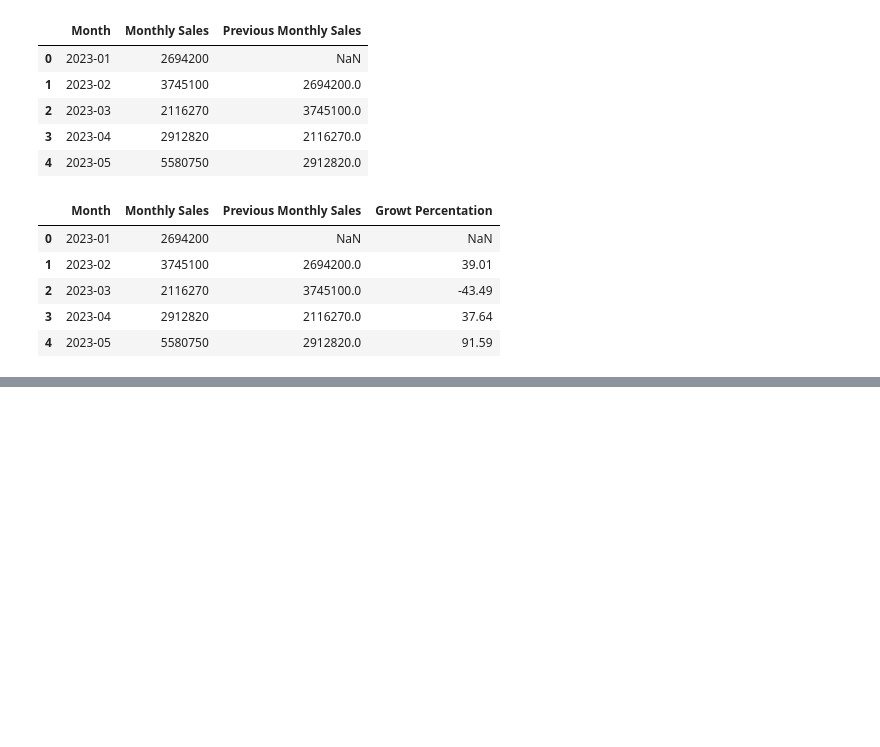
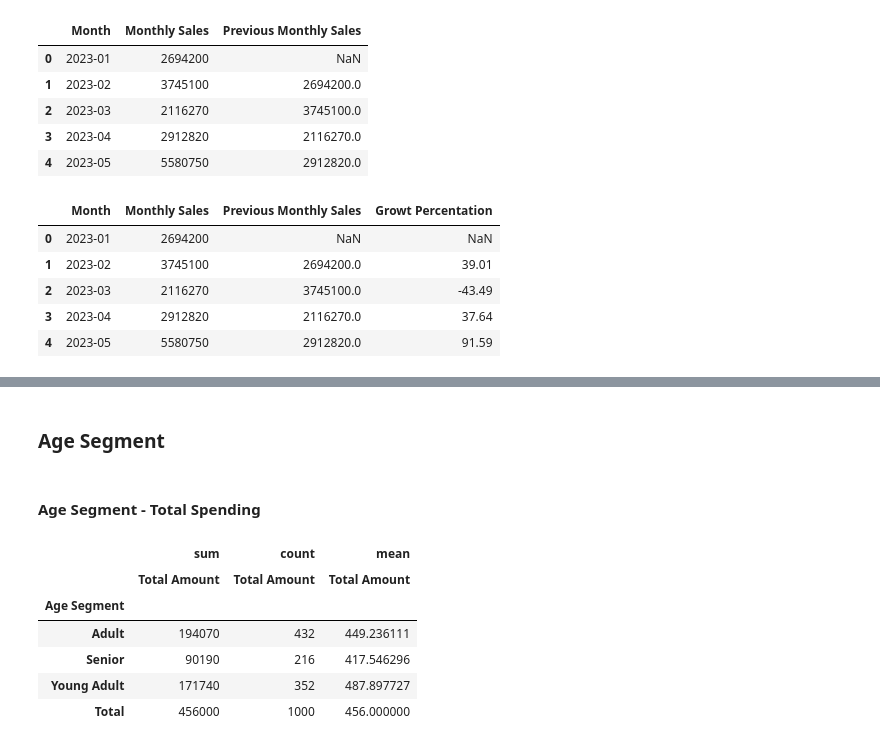
Before and after one commit to gracekaroma/analysis-of-sales-dataset, a Jupyter notebook: Sales Dataset Notebook.ipynb, the cells around one changed output, grey strips where cells are left out. Drawn from its saved outputs; the diff is of its cells as text; code cells hidden in the pictures; blank space fills up the shorter version.

```diff
--- a/Sales Dataset Notebook.ipynb
+++ b/Sales Dataset Notebook.ipynb
@@ -349,0 +361,22 @@ df_month.head()
+# %% [markdown]
+### **Age Segment**
+# %% [markdown]
+#### **Age Segment - Total Spending**
+# %%
+# Total spending
+pd.pivot_table(
+    data=df_sales,
+    index=['Age Segment'],
+    values='Total Amount',
+    aggfunc=['sum', 'count', 'mean'],
+    margins=True,
+    margins_name='Total'
+)
+# %% [output]
+|  | sum | count | mean |
+|  | Total Amount | Total Amount | Total Amount |
+| Age Segment |  |  |  |
+| Adult | 194070 | 432 | 449.236111 |
+| Senior | 90190 | 216 | 417.546296 |
+| Young Adult | 171740 | 352 | 487.897727 |
+| Total | 456000 | 1000 | 456.000000 |
```
Also changed, not shown: parts of 7 cells of this notebook.
